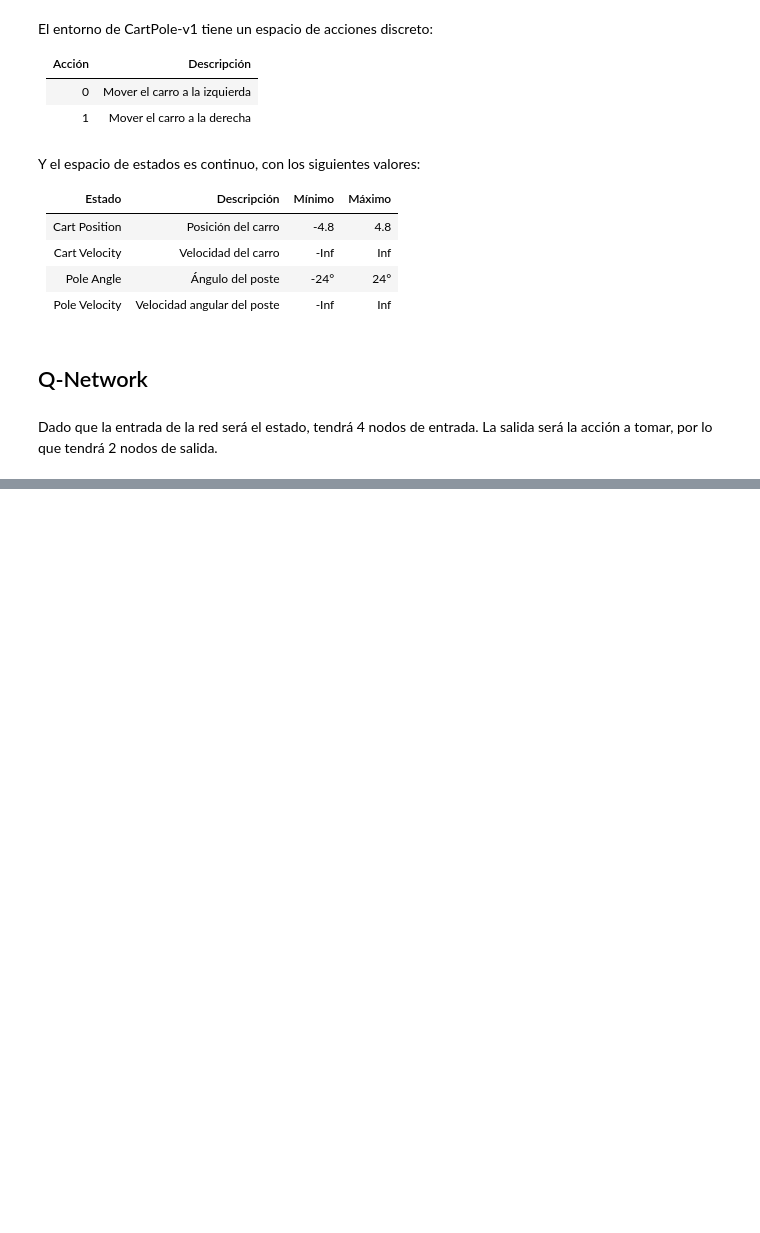
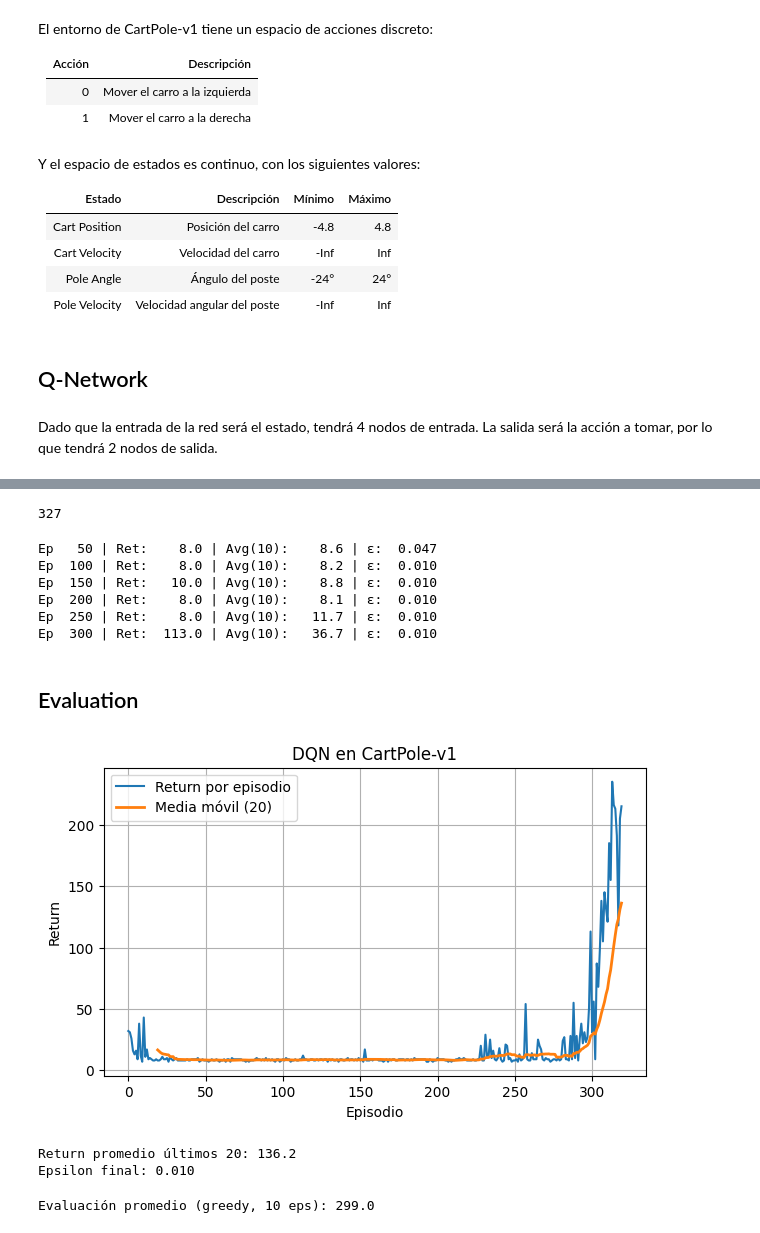
Before and after one commit to TheKiesling/deep-q-network, a Jupyter notebook: deep-q-network.ipynb, the cells around one changed output, grey strips where cells are left out. Drawn from its saved outputs; the diff is of its cells as text; code cells hidden in the pictures; blank space fills up the shorter version.

Commit message:
[feat]: train and evaluate

```diff
--- a/deep-q-network.ipynb
+++ b/deep-q-network.ipynb
@@ -131,0 +170,61 @@ _________________________________________________________________
+# %%
+env.reset(seed=SEED)
+env.action_space.seed(SEED)
+# %% [output]
+327
+# %%
+for episode in range(num_episodes):
+    obs, info = env.reset()
+    state = obs.astype(np.float32)
+
+    episode_return = 0.0
+
+    for t in range(500):
+        action = agent.act(state)
+
+        next_obs, reward, terminated, truncated, info = env.step(action)
+        next_state = next_obs.astype(np.float32)
+        done = terminated or truncated
+
+        agent.remember(state, action, reward, next_state, done)
+
+        if len(agent.replay_buffer) > batch_size:
+            agent.replay(batch_size)
+
+        state = next_state
+
+        if done:
+            break
+
+        episode_return += reward
+
+    returns_history.append(episode_return)
+
+    if (episode + 1) % 50 == 0:
+        avg = np.mean(returns_history[-10:])
+        print(f"Ep {episode + 1:4d} | Ret: {episode_return:6.1f} | Avg(10): {avg:6.1f} | ε: {agent.epsilon:6.3f}")
+# %% [output]
+Ep   50 | Ret:    8.0 | Avg(10):    8.6 | ε:  0.047
+Ep  100 | Ret:    8.0 | Avg(10):    8.2 | ε:  0.010
+Ep  150 | Ret:   10.0 | Avg(10):    8.8 | ε:  0.010
+Ep  200 | Ret:    8.0 | Avg(10):    8.1 | ε:  0.010
+Ep  250 | Ret:    8.0 | Avg(10):   11.7 | ε:  0.010
+Ep  300 | Ret:  113.0 | Avg(10):   36.7 | ε:  0.010
+# %% [markdown]
+## Evaluation
+# %%
+plt.figure(figsize=(7,4))
+plt.plot(returns_history, label="Return por episodio")
+if len(returns_history) >= window:
+    ma = np.convolve(returns_history, np.ones(window)/window, mode='valid')
+    plt.plot(range(window-1, window-1+len(ma)), ma, linewidth=2, label=f"Media móvil ({window})")
+plt.xlabel("Episodio"); plt.ylabel("Return")
+plt.title("DQN en CartPole-v1")
+plt.grid(True); plt.legend(); plt.show()
+
+print(f"Return promedio últimos 20: {np.mean(returns_history[-20:]):.1f}")
+print(f"Epsilon final: {agent.epsilon:.3f}")
+# %% [output]
+[figure, added]
+Return promedio últimos 20: 136.2
+Epsilon final: 0.010
@@ -131,0 +248,5 @@ _________________________________________________________________
+# %%
+avg_eval = evaluate_greedy(env, agent, n_episodes=10)
+print(f"Evaluación promedio (greedy, 10 eps): {avg_eval:.1f}")
+# %% [output]
+Evaluación promedio (greedy, 10 eps): 299.0
```
Also changed, not shown: parts of 11 cells of this notebook, 1 other file.
